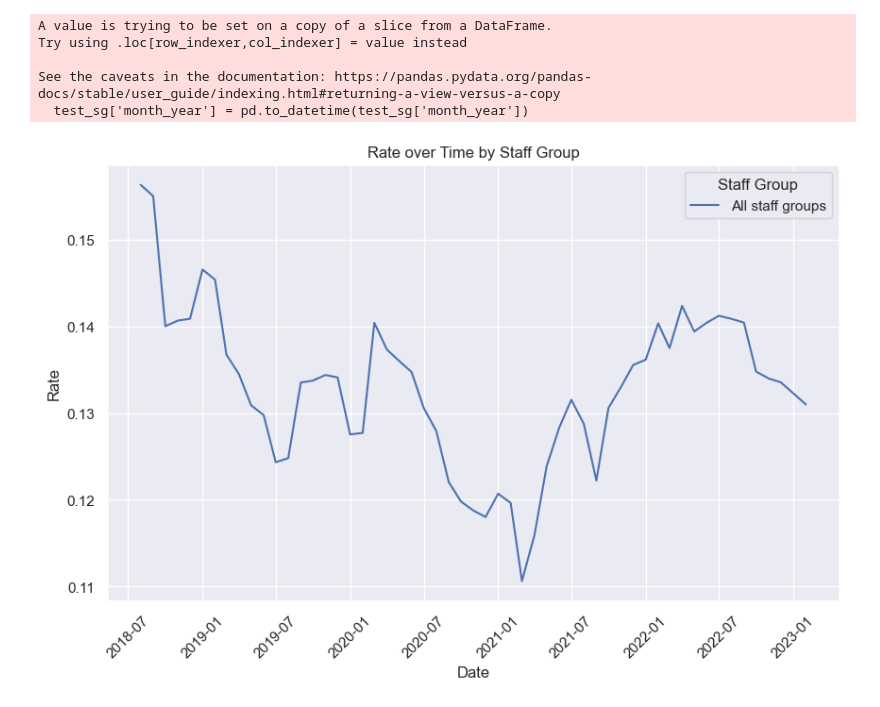
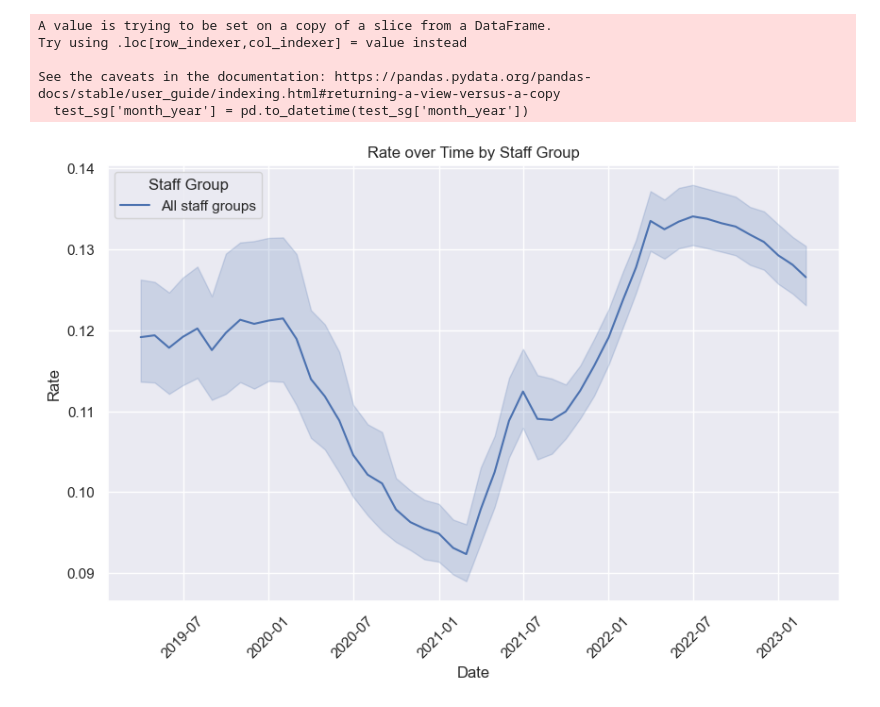
Before and after one commit to marierrogers/HSMAproject2023, a Jupyter notebook: 01_data/data_wrangling/2-wrangle-file-data.ipynb, the cells around one changed output. Saved outputs shown, nothing was run; the diff lists cells and outputs as text; code cells hidden in the pictures.

Commit message:
updated turnover wrangling and data processing

```diff
--- a/01_data/data_wrangling/2-wrangle-file-data.ipynb
+++ b/01_data/data_wrangling/2-wrangle-file-data.ipynb
@@ -130,10 +170,12 @@ processed_monthly_df['month_year'] = processed_monthly_df['month_year'] + pd.Dat
 # %%
 test = processed_annual_df.groupby(['month_year','staff_group']).agg({'leave_FTE':'sum','denom_FTE':'sum'}).reset_index()
-#test = processed_annual_df.groupby(['month_year','staff_group']).sum().reset_index()
+org_sg = processed_annual_df.groupby(['month_year','staff_group','org_code']).agg({'leave_FTE':'sum','denom_FTE':'sum'}).reset_index()
 # %%
 test['rate'] = test['leave_FTE']/test['denom_FTE']
+org_sg['rate'] = org_sg['leave_FTE']/org_sg['denom_FTE']
 # %%
 test_sg =  test[test['staff_group'] == 'All staff groups']
+org_sg = org_sg[org_sg['staff_group'] == 'All staff groups']
 # %%
 test_sg['month_year'] = pd.to_datetime(test_sg['month_year'])
 
@@ -144,17 +186,24 @@ Try using .loc[row_indexer,col_indexer] = value instead
 
 See the caveats in the documentation: https://pandas.pydata.org/pandas-docs/stable/user_guide/indexing.html#returning-a-view-versus-a-copy
   test_sg['month_year'] = pd.to_datetime(test_sg['month_year'])
+# %%
+start_date = pd.to_datetime('2019-04-01')
+end_date = pd.to_datetime('2023-03-01')
+
+org_sg['month_year'] = pd.to_datetime(org_sg['month_year'])
+
+org_sg = org_sg[(org_sg['month_year'] >= start_date) & (org_sg['month_year'] <= end_date)]
 # %%
 sns.set()
 
-plt.figure(figsize=(10, 6))  # Adjust the figure size as needed
-sns.lineplot(data=test_sg, x='month_year', y='rate', hue='staff_group')
+plt.figure(figsize=(10, 6))
+sns.lineplot(data=org_sg, x='month_year', y='rate', hue='staff_group')
 plt.xlabel('Date')
 plt.ylabel('Rate')
 plt.title('Rate over Time by Staff Group')
-plt.legend(title='Staff Group', loc='best')  # Add legend with the title 'Staff Group'
-plt.xticks(rotation=45)  # Rotate x-axis labels for better readability (optional)
+plt.legend(title='Staff Group', loc='best')
+plt.xticks(rotation=45)
 plt.show()
 # %% [output]
-[figure, old version]
+[figure, new version]
 # %%
```
Also changed, not shown: parts of 17 cells of this notebook, 6 other files.
